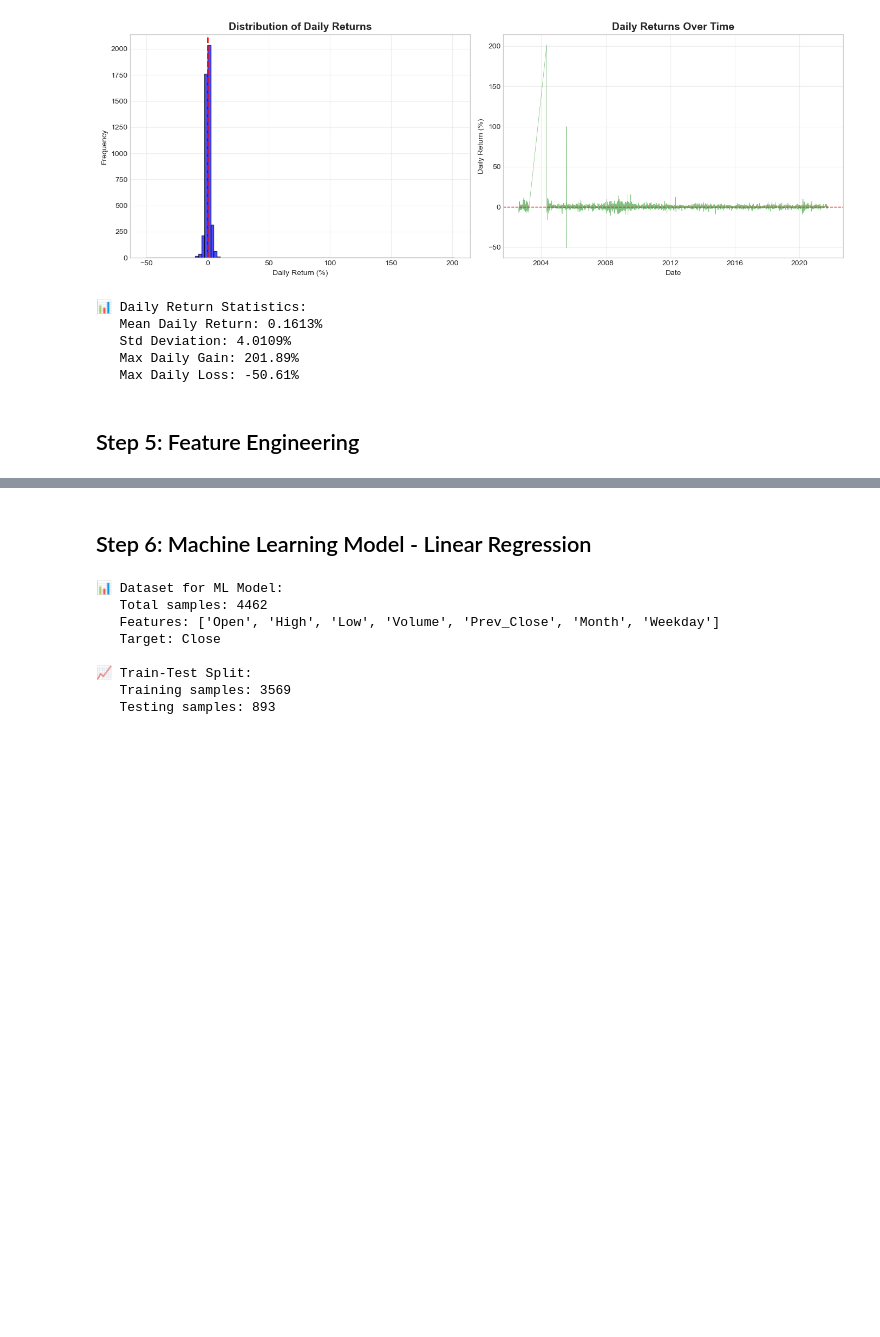
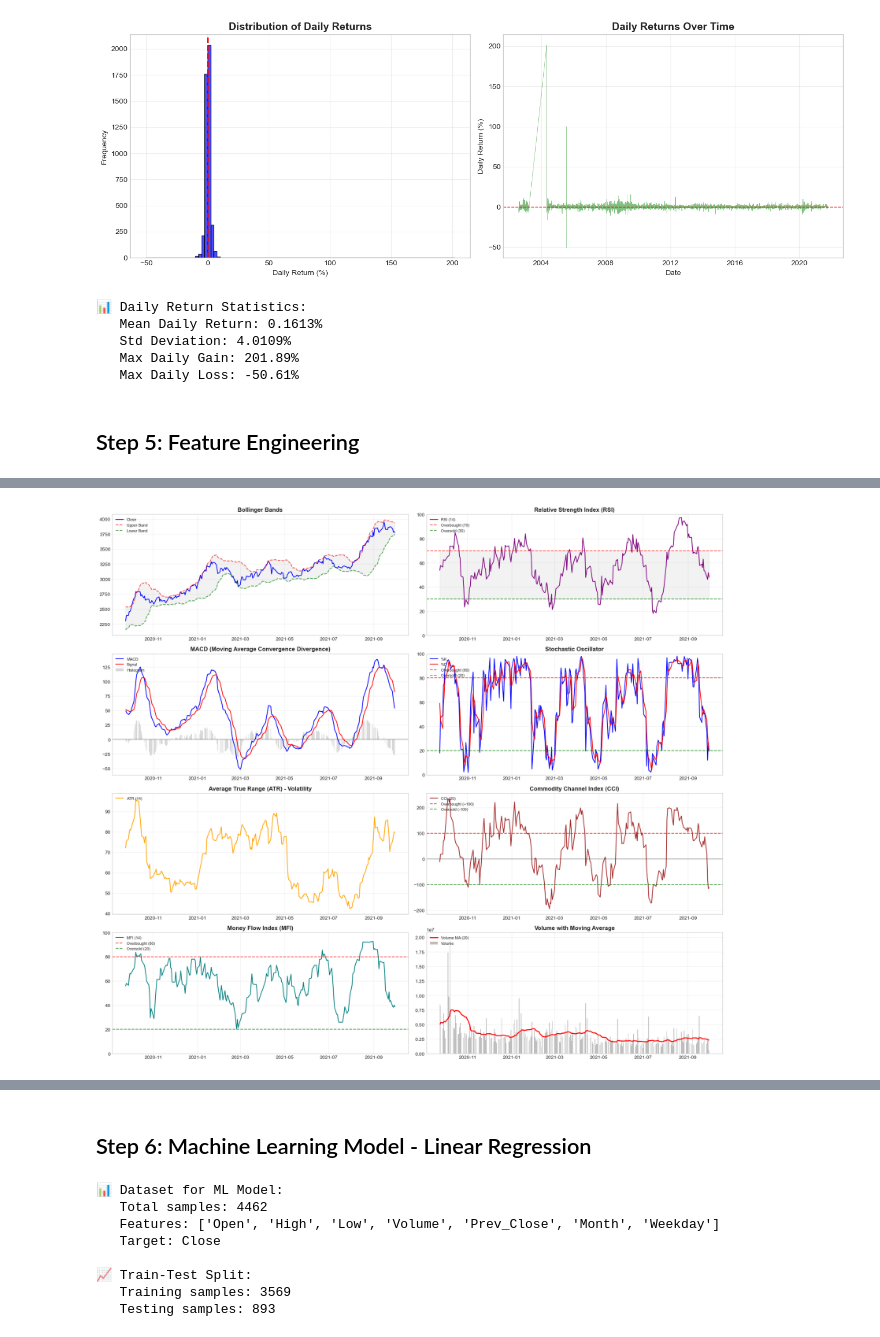
Before and after one commit to Piyu242005/TCS-Stock-Data---Live-and-Latest, a Jupyter notebook: TCS Stock Data.ipynb, the cells around one changed output, grey strips where cells are left out. Drawn from its saved outputs; the diff is of its cells as text; code cells hidden in the pictures; blank space fills up the shorter version.

```diff
--- a/TCS Stock Data.ipynb
+++ b/TCS Stock Data.ipynb
@@ -496,0 +711,93 @@ print(f"   Max Daily Loss: {df_clean['Daily_Return'].min():.2f}%")
+# %%
+# ============================================================================
+# VISUALIZE KEY TECHNICAL INDICATORS
+# ============================================================================
+
+fig, axes = plt.subplots(4, 2, figsize=(18, 16))
+
+# Sample last 252 trading days (1 year) for better visibility
+sample_data = df_clean.tail(252).copy()
+
+# 1. Price with Bollinger Bands
+ax1 = axes[0, 0]
+ax1.plot(sample_data['Date'], sample_data['Close'], label='Close', color='blue', linewidth=1.5)
+ax1.plot(sample_data['Date'], sample_data['BB_Upper'], label='Upper Band', color='red', linestyle='--', alpha=0.7)
+ax1.plot(sample_data['Date'], sample_data['BB_Lower'], label='Lower Band', color='green', linestyle='--', alpha=0.7)
+ax1.fill_between(sample_data['Date'], sample_data['BB_Lower'], sample_data['BB_Upper'], alpha=0.1, color='gray')
+ax1.set_title('Bollinger Bands', fontsize=12, fontweight='bold')
+ax1.legend(loc='upper left', fontsize=8)
+ax1.grid(True, alpha=0.3)
+
+# 2. RSI
+ax2 = axes[0, 1]
+ax2.plot(sample_data['Date'], sample_data['RSI_14'], label='RSI (14)', color='purple', linewidth=1.5)
+ax2.axhline(y=70, color='red', linestyle='--', alpha=0.7, label='Overbought (70)')
+ax2.axhline(y=30, color='green', linestyle='--', alpha=0.7, label='Oversold (30)')
+ax2.fill_between(sample_data['Date'], 30, 70, alpha=0.1, color='gray')
+ax2.set_ylim(0, 100)
+ax2.set_title('Relative Strength Index (RSI)', fontsize=12, fontweight='bold')
+ax2.legend(loc='upper left', fontsize=8)
+ax2.grid(True, alpha=0.3)
+
+# 3. MACD
+ax3 = axes[1, 0]
+ax3.plot(sample_data['Date'], sample_data['MACD'], label='MACD', color='blue', linewidth=1.5)
+ax3.plot(sample_data['Date'], sample_data['MACD_Signal'], label='Signal', color='red', linewidth=1.5)
+ax3.bar(sample_data['Date'], sample_data['MACD_Histogram'], label='Histogram', color='gray', alpha=0.3)
+ax3.axhline(y=0, color='black', linestyle='-', alpha=0.3)
+ax3.set_title('MACD (Moving Average Convergence Divergence)', fontsize=12, fontweight='bold')
+ax3.legend(loc='upper left', fontsize=8)
+ax3.grid(True, alpha=0.3)
+
+# 4. Stochastic Oscillator
+ax4 = axes[1, 1]
+ax4.plot(sample_data['Date'], sample_data['Stoch_K'], label='%K', color='blue', linewidth=1.5)
+ax4.plot(sample_data['Date'], sample_data['Stoch_D'], label='%D', color='red', linewidth=1.5)
+ax4.axhline(y=80, color='red', linestyle='--', alpha=0.7, label='Overbought (80)')
+ax4.axhline(y=20, color='green', linestyle='--', alpha=0.7, label='Oversold (20)')
+ax4.set_ylim(0, 100)
+ax4.set_title('Stochastic Oscillator', fontsize=12, fontweight='bold')
+ax4.legend(loc='upper left', fontsize=8)
+ax4.grid(True, alpha=0.3)
+
+# 5. ATR (Average True Range)
+ax5 = axes[2, 0]
+ax5.plot(sample_data['Date'], sample_data['ATR_14'], label='ATR (14)', color='orange', linewidth=1.5)
+ax5.set_title('Average True Range (ATR) - Volatility', fontsize=12, fontweight='bold')
+ax5.legend(loc='upper left', fontsize=8)
+ax5.grid(True, alpha=0.3)
+
+# 6. CCI (Commodity Channel Index)
+ax6 = axes[2, 1]
+ax6.plot(sample_data['Date'], sample_data['CCI_20'], label='CCI (20)', color='brown', linewidth=1.5)
+ax6.axhline(y=100, color='red', linestyle='--', alpha=0.7, label='Overbought (+100)')
+ax6.axhline(y=-100, color='green', linestyle='--', alpha=0.7, label='Oversold (-100)')
+ax6.axhline(y=0, color='black', linestyle='-', alpha=0.3)
+ax6.set_title('Commodity Channel Index (CCI)', fontsize=12, fontweight='bold')
+ax6.legend(loc='upper left', fontsize=8)
+ax6.grid(True, alpha=0.3)
+
+# 7. Money Flow Index (MFI)
+ax7 = axes[3, 0]
+ax7.plot(sample_data['Date'], sample_data['MFI_14'], label='MFI (14)', color='teal', linewidth=1.5)
+ax7.axhline(y=80, color='red', linestyle='--', alpha=0.7, label='Overbought (80)')
+ax7.axhline(y=20, color='green', linestyle='--', alpha=0.7, label='Oversold (20)')
+ax7.set_ylim(0, 100)
+ax7.set_title('Money Flow Index (MFI)', fontsize=12, fontweight='bold')
+ax7.legend(loc='upper left', fontsize=8)
+ax7.grid(True, alpha=0.3)
+
+# 8. Volume with Volume MA
+ax8 = axes[3, 1]
+ax8.bar(sample_data['Date'], sample_data['Volume'], label='Volume', color='gray', alpha=0.5)
+ax8.plot(sample_data['Date'], sample_data['Volume_MA_20'], label='Volume MA (20)', color='red', linewidth=2)
+ax8.set_title('Volume with Moving Average', fontsize=12, fontweight='bold')
+ax8.legend(loc='upper left', fontsize=8)
+ax8.grid(True, alpha=0.3)
+
+plt.tight_layout()
+plt.show()
+
+print("✅ Technical Indicators Visualization Complete!")
+# %% [output]
+[figure, added]
```
Also changed, not shown: parts of 24 cells of this notebook, 5 other files.
